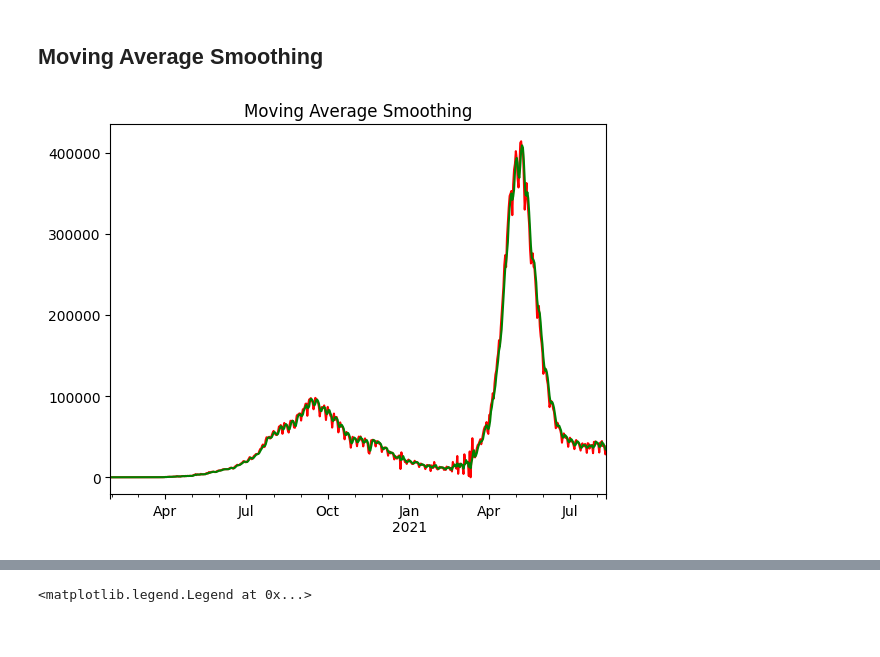
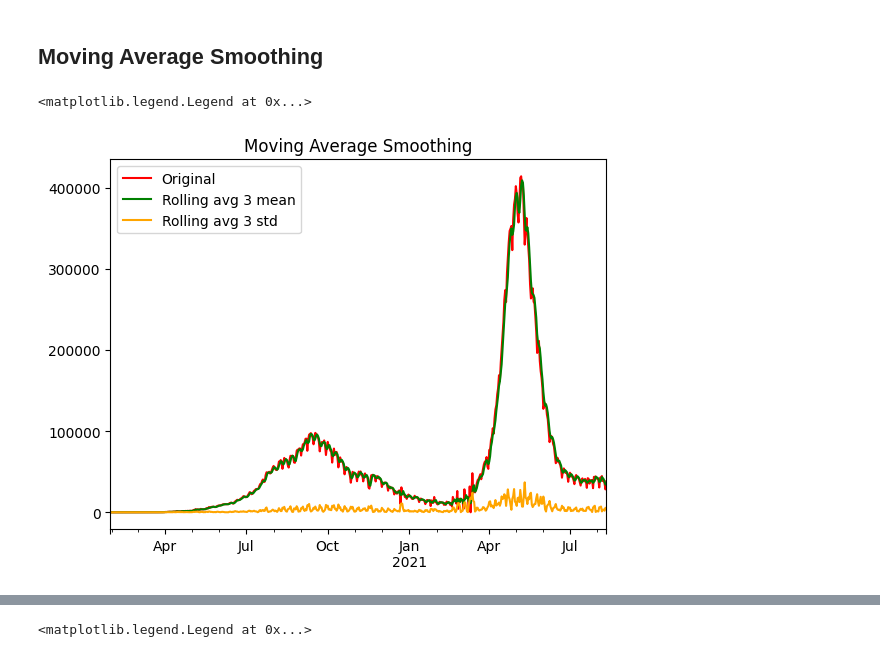
Before and after one commit to dharaneishvc/Time-Series-Covid-19-India, a Jupyter notebook: Covid19-India-Analysis.ipynb, the cells around one changed output, grey strips where cells are left out. Saved outputs shown, nothing was run; the diff lists cells and outputs as text; code cells hidden in the pictures.

```diff
--- a/Covid19-India-Analysis.ipynb
+++ b/Covid19-India-Analysis.ipynb
@@ -669,9 +716,11 @@ for i in np.arange(-1,1,0.5):
 # %% [markdown]
 ## Moving Average Smoothing
 # %%
-tsd['Confirmed'].plot(color='Red', label="Linear Interpolation")
-tsd['Confirmed'].rolling(window=3).mean().plot(color='Green', label="Rolling avg 3")
+tsd['Confirmed'].plot(color='Red', label="Original")
+tsd['Confirmed'].rolling(window=3).mean().plot(color='Green', label="Rolling avg 3 mean")
+tsd['Confirmed'].rolling(window=3).std().plot(color='Orange', label="Rolling avg 3 std")
 plt.title("Moving Average Smoothing")
-plt.show()
+plt.legend()
 # %% [output]
+<matplotlib.legend.Legend at 0x...>
-[figure, old version]
+[figure, new version]
```
Also changed, not shown: parts of 9 cells of this notebook.
